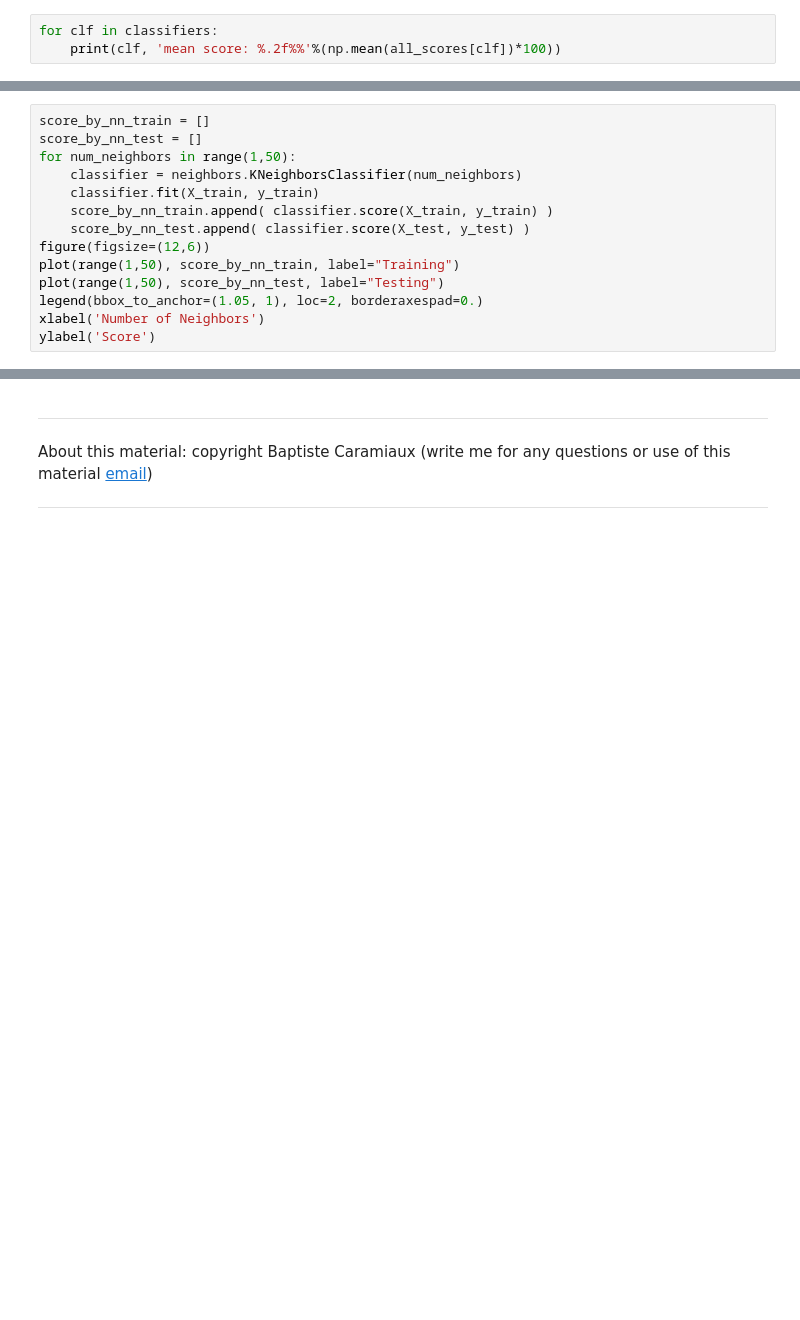
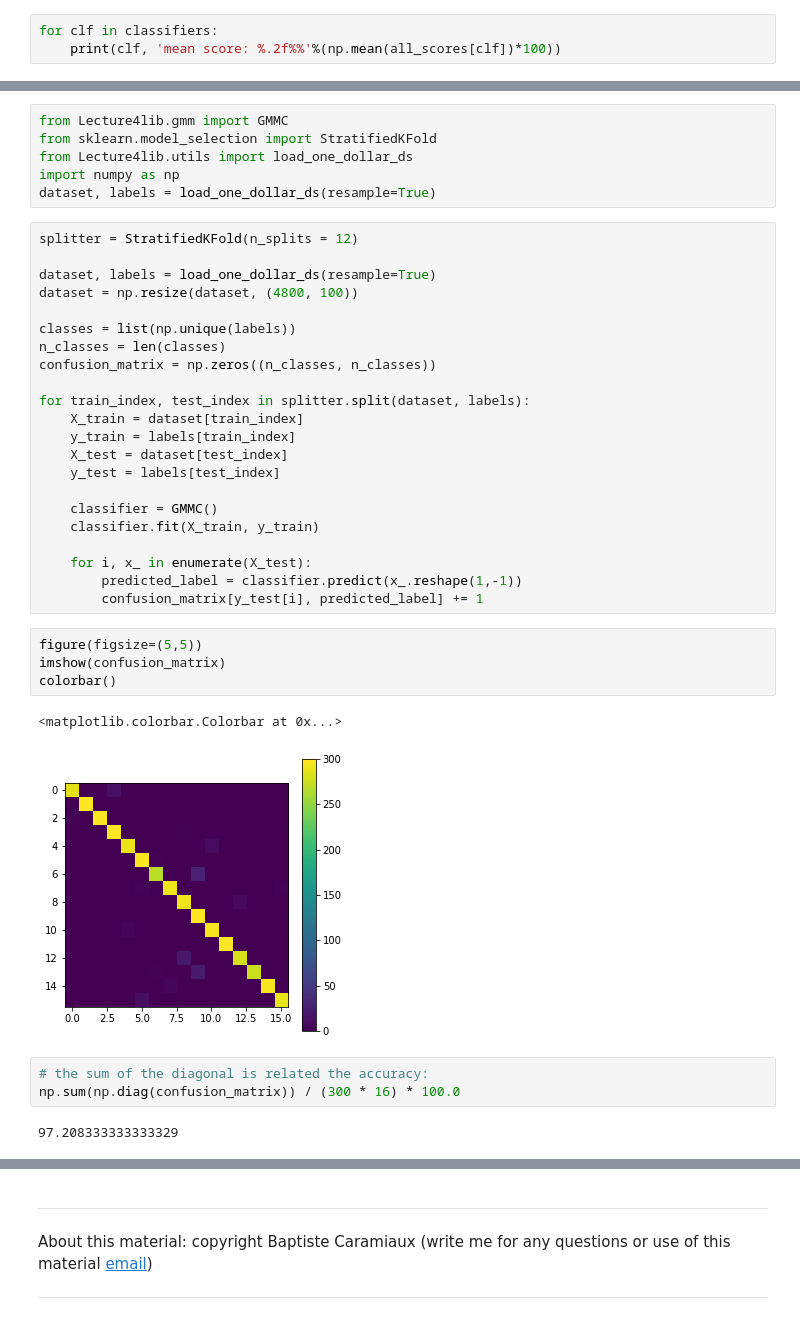
Before and after one commit to cedricdg/GMI, a Jupyter notebook: course-pynbs/Lecture4-ML-for-Gesture-Recognition.ipynb, the cells around one changed output, grey strips where cells are left out. Drawn from its saved outputs; the diff is of its cells as text; blank space fills up the shorter version.

Commit message:
update lecture 4 material

```diff
--- a/course-pynbs/Lecture4-ML-for-Gesture-Recognition.ipynb
+++ b/course-pynbs/Lecture4-ML-for-Gesture-Recognition.ipynb
@@ -777,14 +724,0 @@ ylabel('Score')
-# %%
-score_by_nn_train = []
-score_by_nn_test = []
-for num_neighbors in range(1,50):
-    classifier = neighbors.KNeighborsClassifier(num_neighbors)
-    classifier.fit(X_train, y_train)
-    score_by_nn_train.append( classifier.score(X_train, y_train) )
-    score_by_nn_test.append( classifier.score(X_test, y_test) )
-figure(figsize=(12,6))
-plot(range(1,50), score_by_nn_train, label="Training")
-plot(range(1,50), score_by_nn_test, label="Testing")
-legend(bbox_to_anchor=(1.05, 1), loc=2, borderaxespad=0.)
-xlabel('Number of Neighbors')
-ylabel('Score')
@@ -1027,0 +766,40 @@ ylabel("Score")
+# %%
+from Lecture4lib.gmm import GMMC
+from sklearn.model_selection import StratifiedKFold
+from Lecture4lib.utils import load_one_dollar_ds
+import numpy as np
+dataset, labels = load_one_dollar_ds(resample=True)
+# %%
+splitter = StratifiedKFold(n_splits = 12)
+
+dataset, labels = load_one_dollar_ds(resample=True)
+dataset = np.resize(dataset, (4800, 100))
+
+classes = list(np.unique(labels))
+n_classes = len(classes)
+confusion_matrix = np.zeros((n_classes, n_classes))
+
+for train_index, test_index in splitter.split(dataset, labels):
+    X_train = dataset[train_index]
+    y_train = labels[train_index]
+    X_test = dataset[test_index]
+    y_test = labels[test_index]
+
+    classifier = GMMC()
+    classifier.fit(X_train, y_train)
+
+    for i, x_ in enumerate(X_test):
+        predicted_label = classifier.predict(x_.reshape(1,-1))
+        confusion_matrix[y_test[i], predicted_label] += 1
+# %%
+figure(figsize=(5,5))
+imshow(confusion_matrix)
+colorbar()
+# %% [output]
+<matplotlib.colorbar.Colorbar at 0x...>
+[figure, added]
+# %%
+# the sum of the diagonal is related the accuracy:
+np.sum(np.diag(confusion_matrix)) / (300 * 16) * 100.0
+# %% [output]
+97.208333333333329
```
Also changed, not shown: parts of 67 cells of this notebook, 3 other files.
